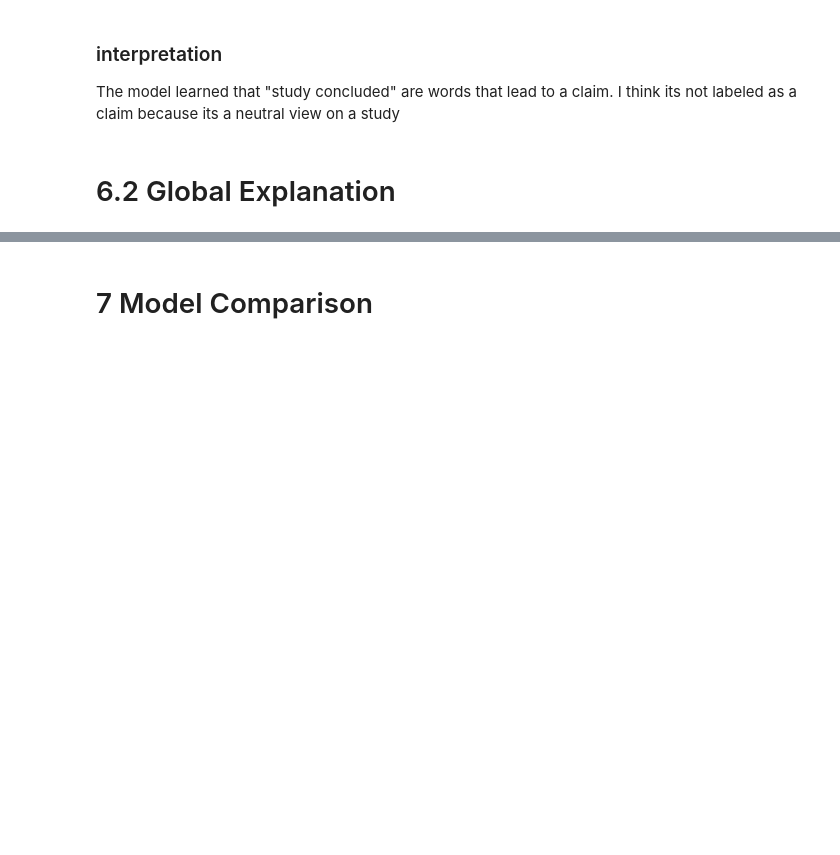
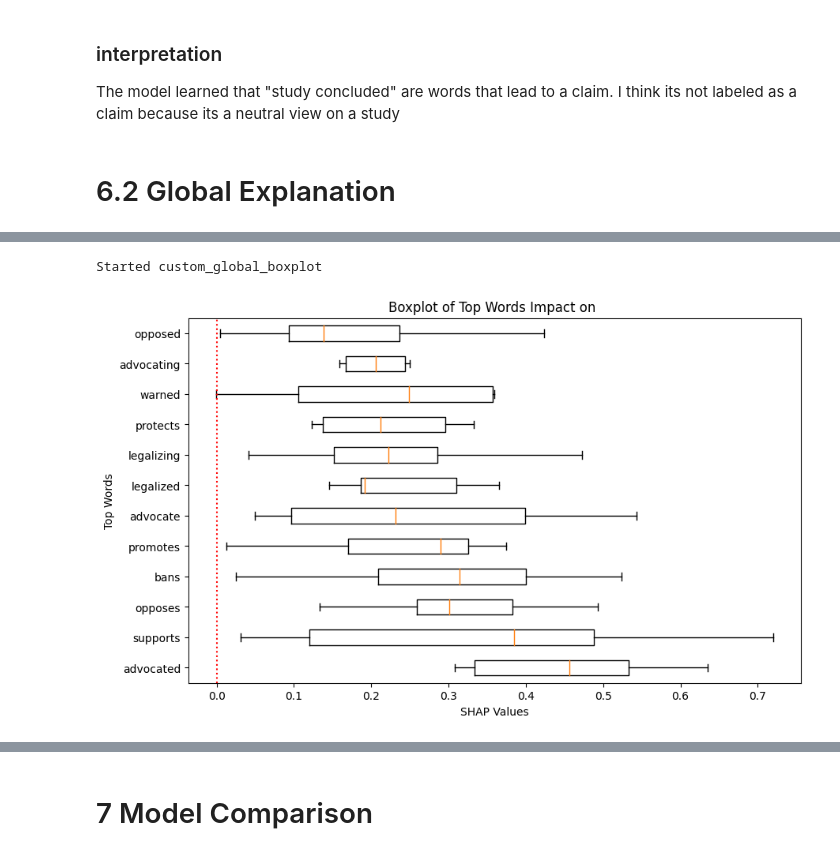
Before and after one commit to wideraHannes/SHAP-In-NLP, a Jupyter notebook: Argument/pipeline/Claim_Detection_TF_IDF_With_SHAP.ipynb, the cells around one changed output, grey strips where cells are left out. Saved outputs shown, nothing was run; the diff lists cells and outputs as text; code cells hidden in the pictures; blank space fills up the shorter version.

```diff
--- a/Argument/pipeline/Claim_Detection_TF_IDF_With_SHAP.ipynb
+++ b/Argument/pipeline/Claim_Detection_TF_IDF_With_SHAP.ipynb
@@ -121,9 +114,9 @@ from transformers import AutoTokenizer, AutoModelForSequenceClassification
 from transformers import pipeline
 
 # Load tokenizer
-tokenizer = AutoTokenizer.from_pretrained("../../FineTunedBERT/Argument/26062217")
+tokenizer = AutoTokenizer.from_pretrained("jowid100/FineTunedBERTArgument")
 # Load model
-loaded_model = AutoModelForSequenceClassification.from_pretrained("../../FineTunedBERT/Argument/26062217")
+loaded_model = AutoModelForSequenceClassification.from_pretrained("jowid100/FineTunedBERTArgument")
 model_bert = pipeline('text-classification', model=loaded_model, tokenizer=tokenizer, max_length=512, truncation=True, top_k=None)
 # %%
 BERT_PREDICTION_FILE = 'prediction_BERT.csv'
@@ -459,7 +587,7 @@ shap_values_file = "shap_values_bert.pkl"
 # Überprüfen, ob die Datei existiert
 if not os.path.exists(shap_values_file):
     # Berechnen Sie die SHAP-Werte, wenn die Datei nicht existiert
-    shap_values_bert= explainer_bert(corpus_test[:100])
+    shap_values_bert= explainer_bert(corpus_test)
 
     # Speichern Sie die SHAP-Werte in einer Datei
     with open(shap_values_file, "wb") as f:
@@ -518,0 +692,5 @@ custom_global_explanation(shap_values_bert[:,:,1])
+# %%
+custom_global_boxplot(shap_values_bert[:,:,1], num_words=12)
+# %% [output]
+Started custom_global_boxplot
+[figure, added]
```
Also changed, not shown: parts of 44 cells of this notebook, 16 other files.
